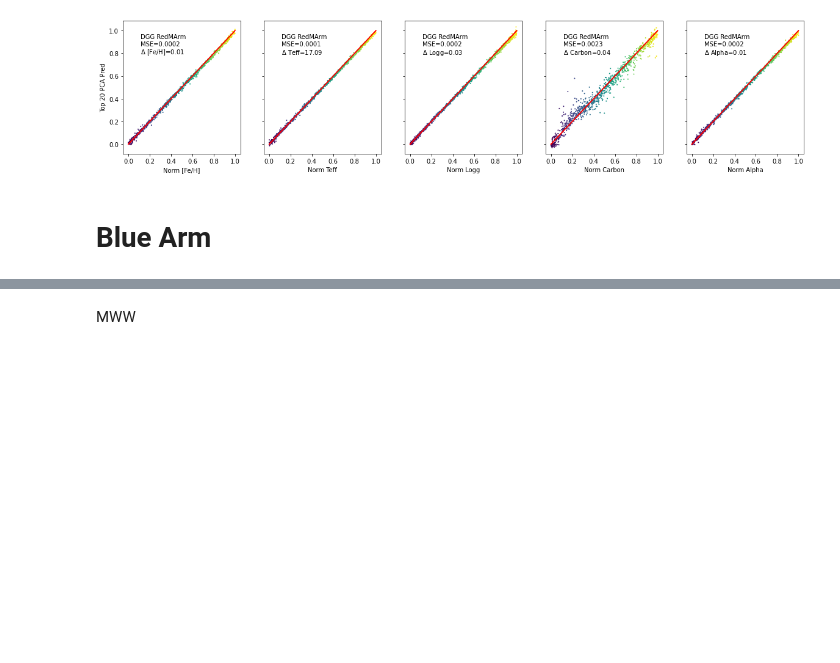
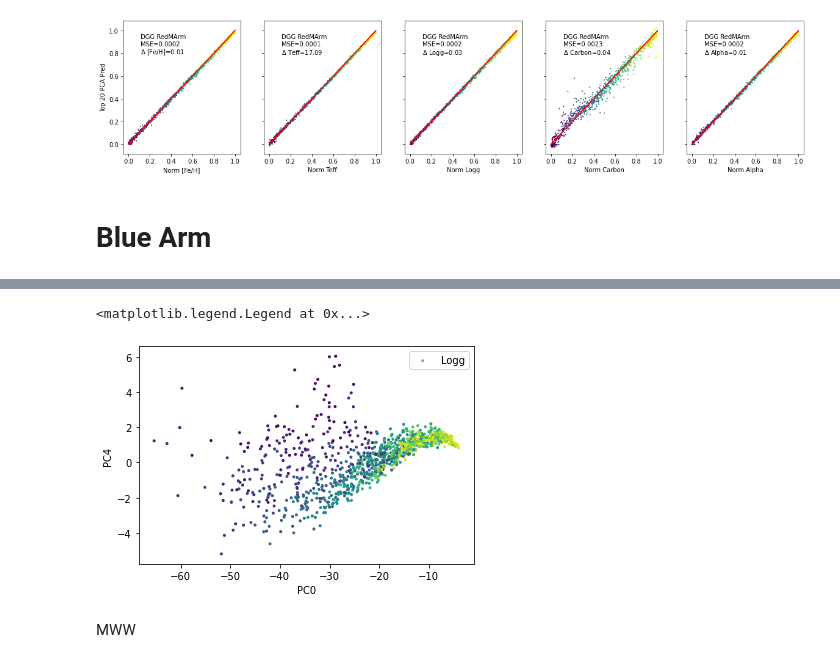
Before and after one commit to ViskaWei/DNN, a Jupyter notebook: nb/dnn_RedM.ipynb, the cells around one changed output, grey strips where cells are left out. Cells and saved outputs as stored; diff of their text form; code cells hidden in the pictures; blank space fills up the shorter version.

```diff
--- a/nb/dnn_RedM.ipynb
+++ b/nb/dnn_RedM.ipynb
@@ -240,3 +328,13 @@ run(*dataloader(r, w, test=0))
+# %%
+idx1, idx2=0,4
+plt.figure(facecolor="w")
+plt.scatter(x_train[:,idx1],x_train[:,idx2],c=y_train[:,1],s=4,label="Logg")
+plt.xlabel(f"PC{idx1}")
+plt.ylabel(f"PC{idx2}")
+plt.legend()
+# %% [output]
+<matplotlib.legend.Legend at 0x...>
+[figure, added]
 # %% [markdown]
 MWW
 # %%
```
Also changed, not shown: parts of 12 cells of this notebook, 2 other files.
